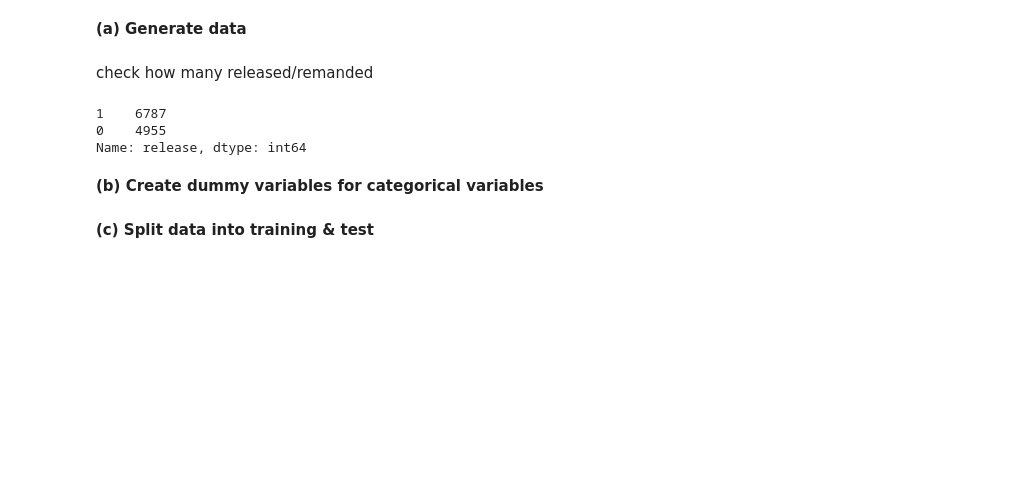
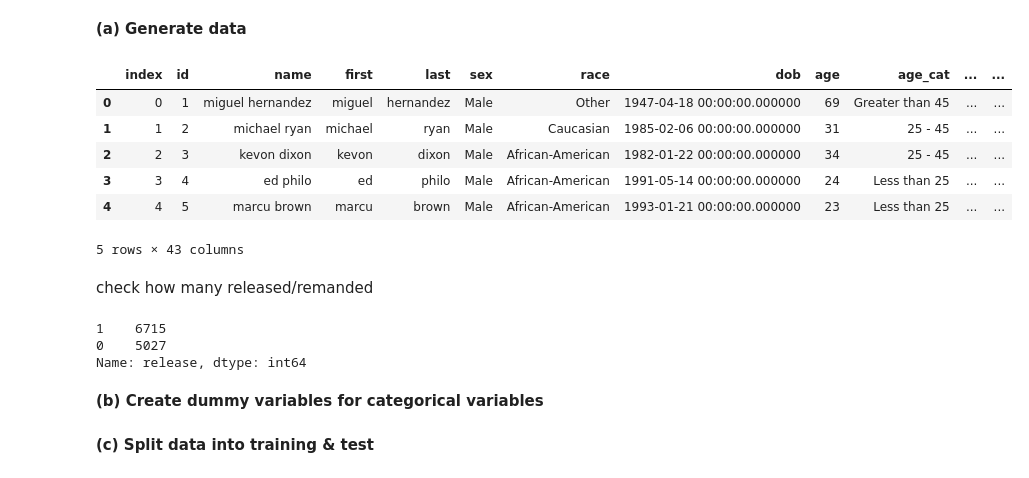
Before and after one commit to mbalestra/DecisionPrediction, a Jupyter notebook: Model_Training.ipynb, the cells around one changed output. Saved outputs shown, nothing was run; the diff lists cells and outputs as text; code cells hidden in the pictures; blank space fills up the shorter version.

```diff
--- a/Model_Training.ipynb
+++ b/Model_Training.ipynb
@@ -16,14 +16,24 @@ random.seed(380)
 # %% [markdown]
 **(a) Generate data**
 # %%
-data = generatedata()
+data = pd.DataFrame(generatedata())
+# %%
+data.head()
+# %% [output]
+|  | index | id | name | first | last | sex | race | dob | age | age_cat | ... | ... |
+| 0 | 0 | 1 | miguel hernandez | miguel | hernandez | Male | Other | 1947-04-18 00:00:00.000000 | 69 | Greater than 45 | ... | ... |
+| 1 | 1 | 2 | michael ryan | michael | ryan | Male | Caucasian | 1985-02-06 00:00:00.000000 | 31 | 25 - 45 | ... | ... |
+| 2 | 2 | 3 | kevon dixon | kevon | dixon | Male | African-American | 1982-01-22 00:00:00.000000 | 34 | 25 - 45 | ... | ... |
+| 3 | 3 | 4 | ed philo | ed | philo | Male | African-American | 1991-05-14 00:00:00.000000 | 24 | Less than 25 | ... | ... |
+| 4 | 4 | 5 | marcu brown | marcu | brown | Male | African-American | 1993-01-21 00:00:00.000000 | 23 | Less than 25 | ... | ... |
+5 rows × 43 columns
 # %% [markdown]
 check how many released/remanded
 # %%
 data.release.value_counts()
 # %% [output]
-1    6787
-0    4955
+1    6715
+0    5027
 Name: release, dtype: int64
 # %% [markdown]
 **(b) Create dummy variables for categorical variables**
```
Also changed, not shown: parts of 21 cells of this notebook.
